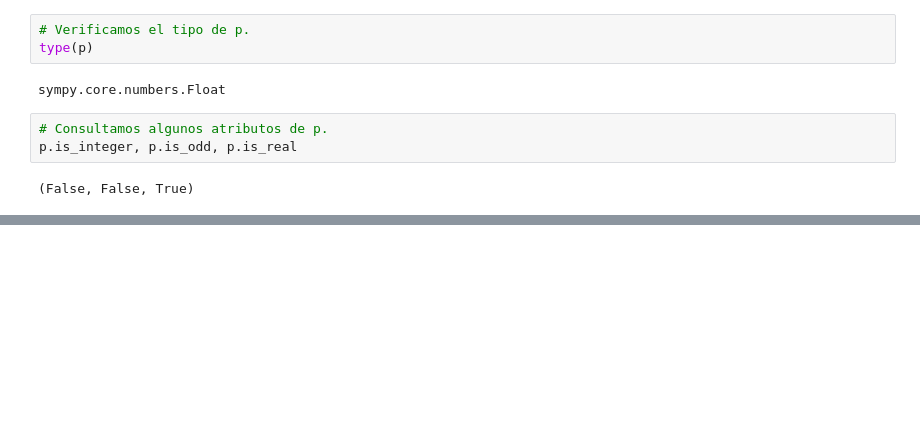
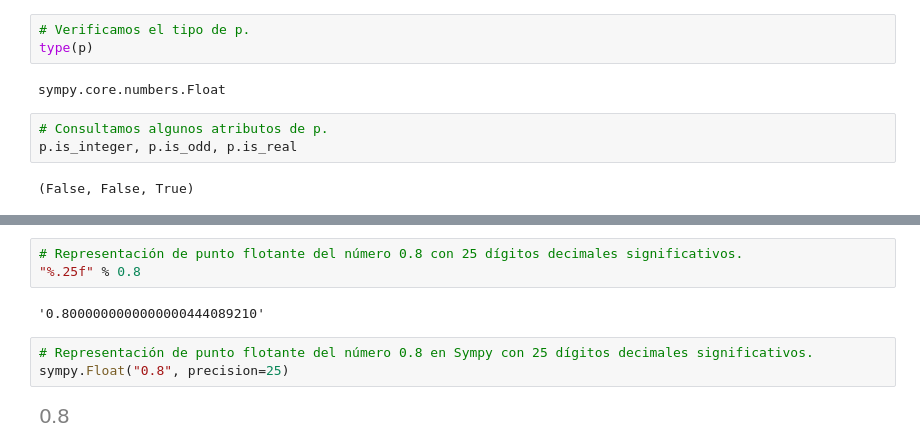
Before and after one commit to rquezadac/udd_data_analytics_lectures, a Jupyter notebook: seccion_04_scipy/clase_4_2.ipynb, the cells around one changed output, grey strips where cells are left out. Saved outputs shown, nothing was run; the diff lists cells and outputs as text; blank space fills up the shorter version.

```diff
--- a/seccion_04_scipy/clase_4_2.ipynb
+++ b/seccion_04_scipy/clase_4_2.ipynb
@@ -151,0 +196,10 @@ Siempre podremos *traer* instancias de `sympy.Integer` y `sympy.Float` de vuelta
+# %%
+# Representación de punto flotante del número 0.8 con 25 dígitos decimales significativos.
+"%.25f" % 0.8
+# %% [output]
+'0.8000000000000000444089210'
+# %%
+# Representación de punto flotante del número 0.8 en Sympy con 25 dígitos decimales significativos.
+sympy.Float("0.8", precision=25)
+# %% [output]
+[figure, added]
```
Also changed, not shown: parts of 40 cells of this notebook.
